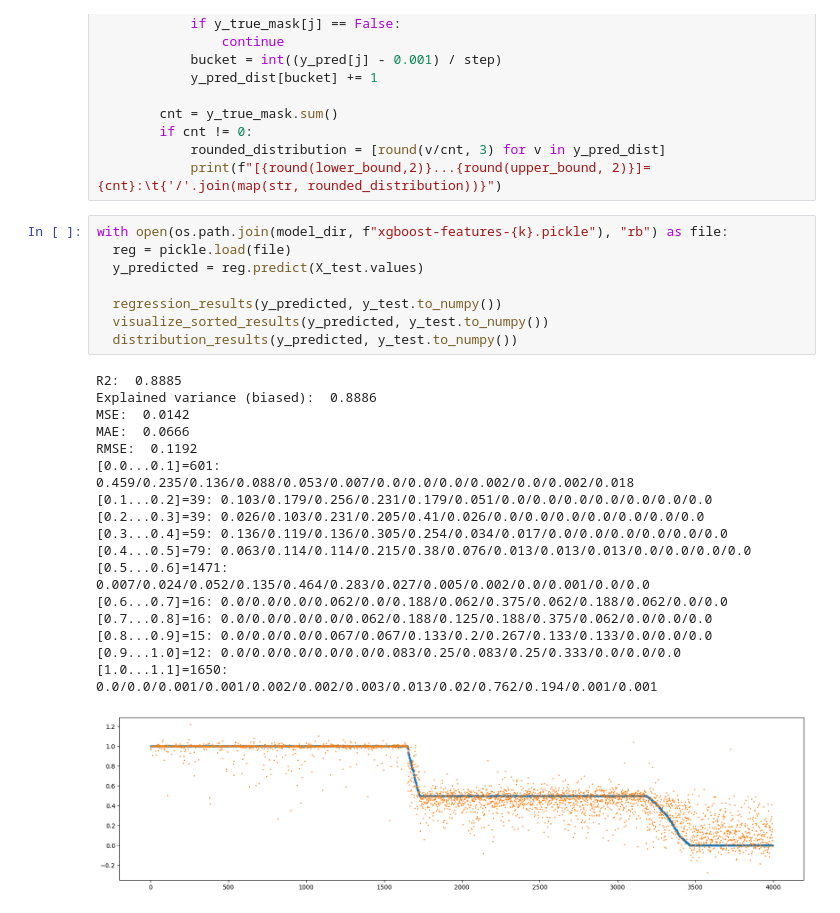
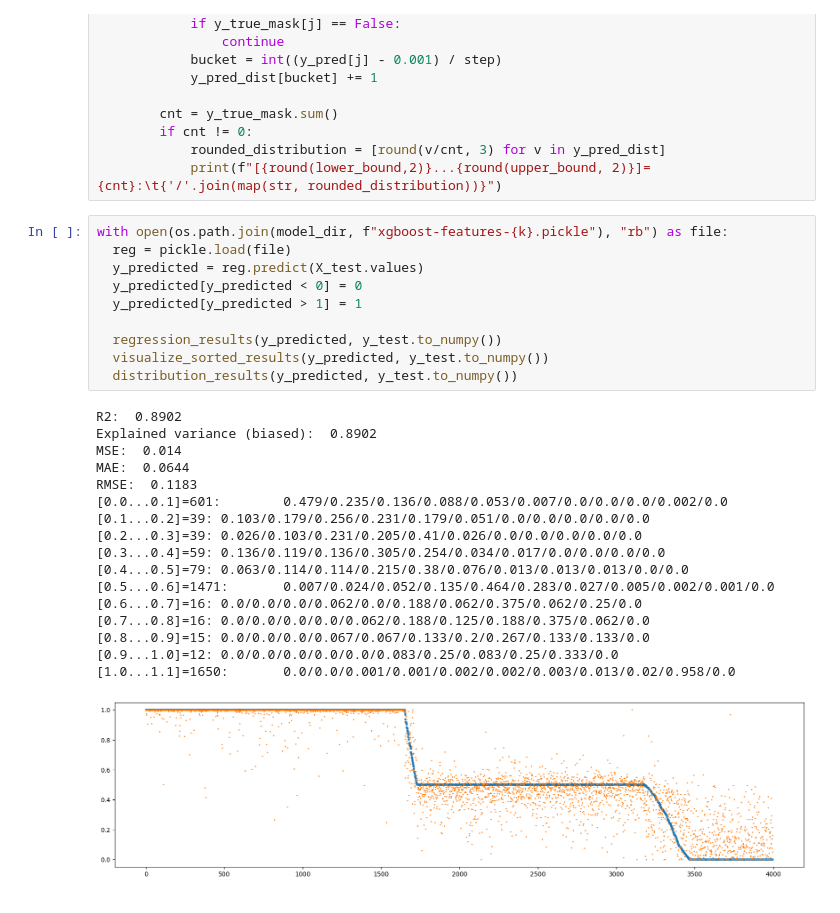
Before and after one commit to zubrailx/road-condition-monitoring, a Jupyter notebook: guessr/pvs_xgboost.ipynb, the cells around one changed output. Cells and saved outputs as stored; diff of their text form.

```diff
--- a/guessr/pvs_xgboost.ipynb
+++ b/guessr/pvs_xgboost.ipynb
@@ -240,26 +240,28 @@ def distribution_results(y_pred: numpy.array, y_true: numpy.array):
 # %%
 with open(os.path.join(model_dir, f"xgboost-features-{k}.pickle"), "rb") as file:
   reg = pickle.load(file)
   y_predicted = reg.predict(X_test.values)
+  y_predicted[y_predicted < 0] = 0
+  y_predicted[y_predicted > 1] = 1
 
   regression_results(y_predicted, y_test.to_numpy())
   visualize_sorted_results(y_predicted, y_test.to_numpy())
   distribution_results(y_predicted, y_test.to_numpy())
 # %% [output]
-R2:  0.8885
-Explained variance (biased):  0.8886
-MSE:  0.0142
-MAE:  0.0666
-RMSE:  0.1192
-[0.0...0.1]=601:        0.459/0.235/0.136/0.088/0.053/0.007/0.0/0.0/0.0/0.002/0.0/0.002/0.018
-[0.1...0.2]=39: 0.103/0.179/0.256/0.231/0.179/0.051/0.0/0.0/0.0/0.0/0.0/0.0/0.0
-[0.2...0.3]=39: 0.026/0.103/0.231/0.205/0.41/0.026/0.0/0.0/0.0/0.0/0.0/0.0/0.0
-[0.3...0.4]=59: 0.136/0.119/0.136/0.305/0.254/0.034/0.017/0.0/0.0/0.0/0.0/0.0/0.0
-[0.4...0.5]=79: 0.063/0.114/0.114/0.215/0.38/0.076/0.013/0.013/0.013/0.0/0.0/0.0/0.0
-[0.5...0.6]=1471:       0.007/0.024/0.052/0.135/0.464/0.283/0.027/0.005/0.002/0.0/0.001/0.0/0.0
-[0.6...0.7]=16: 0.0/0.0/0.0/0.062/0.0/0.188/0.062/0.375/0.062/0.188/0.062/0.0/0.0
-[0.7...0.8]=16: 0.0/0.0/0.0/0.0/0.062/0.188/0.125/0.188/0.375/0.062/0.0/0.0/0.0
-[0.8...0.9]=15: 0.0/0.0/0.0/0.067/0.067/0.133/0.2/0.267/0.133/0.133/0.0/0.0/0.0
-[0.9...1.0]=12: 0.0/0.0/0.0/0.0/0.0/0.083/0.25/0.083/0.25/0.333/0.0/0.0/0.0
-[1.0...1.1]=1650:       0.0/0.0/0.001/0.001/0.002/0.002/0.003/0.013/0.02/0.762/0.194/0.001/0.001
+R2:  0.8902
+Explained variance (biased):  0.8902
+MSE:  0.014
+MAE:  0.0644
+RMSE:  0.1183
+[0.0...0.1]=601:        0.479/0.235/0.136/0.088/0.053/0.007/0.0/0.0/0.0/0.002/0.0
+[0.1...0.2]=39: 0.103/0.179/0.256/0.231/0.179/0.051/0.0/0.0/0.0/0.0/0.0
+[0.2...0.3]=39: 0.026/0.103/0.231/0.205/0.41/0.026/0.0/0.0/0.0/0.0/0.0
+[0.3...0.4]=59: 0.136/0.119/0.136/0.305/0.254/0.034/0.017/0.0/0.0/0.0/0.0
+[0.4...0.5]=79: 0.063/0.114/0.114/0.215/0.38/0.076/0.013/0.013/0.013/0.0/0.0
+[0.5...0.6]=1471:       0.007/0.024/0.052/0.135/0.464/0.283/0.027/0.005/0.002/0.001/0.0
+[0.6...0.7]=16: 0.0/0.0/0.0/0.062/0.0/0.188/0.062/0.375/0.062/0.25/0.0
+[0.7...0.8]=16: 0.0/0.0/0.0/0.0/0.062/0.188/0.125/0.188/0.375/0.062/0.0
+[0.8...0.9]=15: 0.0/0.0/0.0/0.067/0.067/0.133/0.2/0.267/0.133/0.133/0.0
+[0.9...1.0]=12: 0.0/0.0/0.0/0.0/0.0/0.083/0.25/0.083/0.25/0.333/0.0
+[1.0...1.1]=1650:       0.0/0.0/0.001/0.001/0.002/0.002/0.003/0.013/0.02/0.958/0.0
-[figure, old version]
+[figure, new version]
```
Also changed, not shown: 1 other file.
